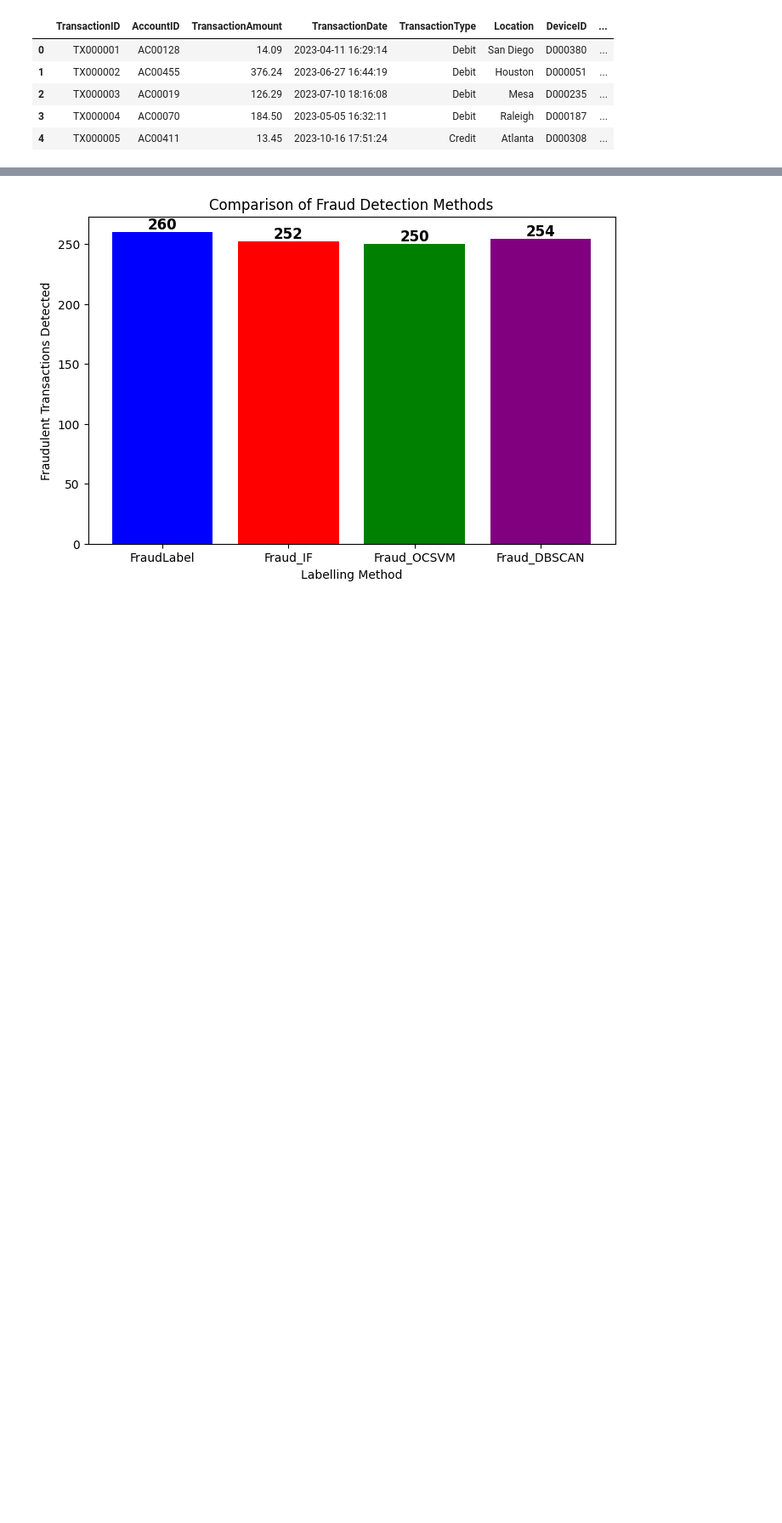
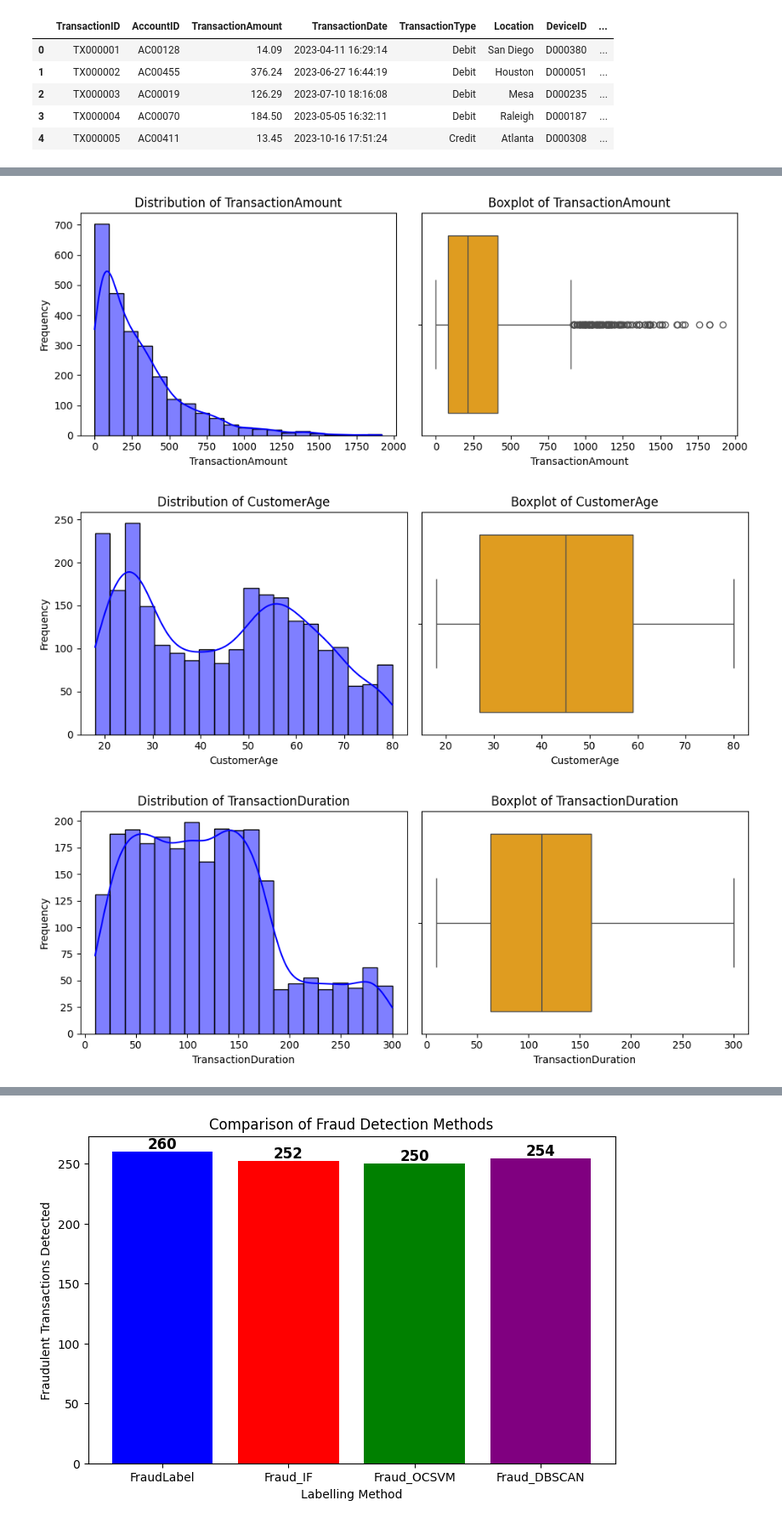
Before and after one commit to Charlenelzq/INF2008_Project, a Jupyter notebook: main.ipynb, the cells around one changed output, grey strips where cells are left out. Shown at 85% size. Drawn from its saved outputs; the diff is of its cells as text; code cells hidden in the pictures; blank space fills up the shorter version.

Commit message:
visualiased data and pre processed data for fraud detection

```diff
--- a/main.ipynb
+++ b/main.ipynb
@@ -96,0 +118,31 @@ dtype: int64
+# %%
+# Data visualisation (univariate analysis)
+
+# Identify numeric and categorical columns
+numeric_cols = data.select_dtypes(include=['float64', 'int64']).columns
+categorical_cols = data.select_dtypes(include=['object', 'category']).columns
+
+# Plot univariate graphs
+# For numeric columns: Histograms and Boxplots
+for col in numeric_cols:
+    plt.figure(figsize=(10, 4))
+
+    # Histogram
+    plt.subplot(1, 2, 1)
+    sns.histplot(data[col], kde=True, bins=20, color='blue', edgecolor='black')
+    plt.title(f'Distribution of {col}')
+    plt.xlabel(col)
+    plt.ylabel('Frequency')
+
+    # Boxplot
+    plt.subplot(1, 2, 2)
+    sns.boxplot(x=data[col], color='orange')
+    plt.title(f'Boxplot of {col}')
+    plt.xlabel(col)
+
+    plt.tight_layout()
+    plt.show()
+# %% [output]
+[figure, added]
+[figure, added]
+[figure, added]
```
Also changed, not shown: parts of 10 cells of this notebook, 2 other files.
